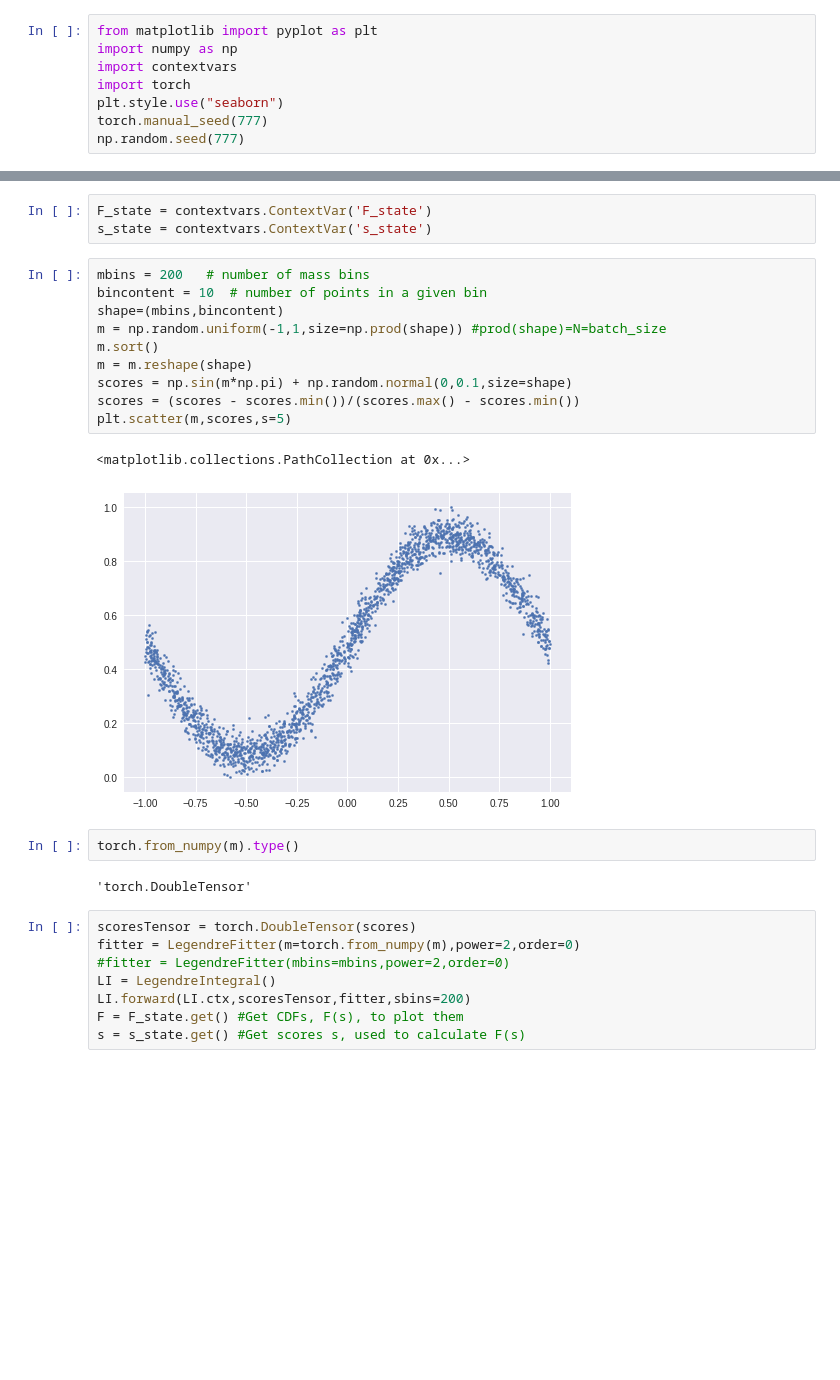
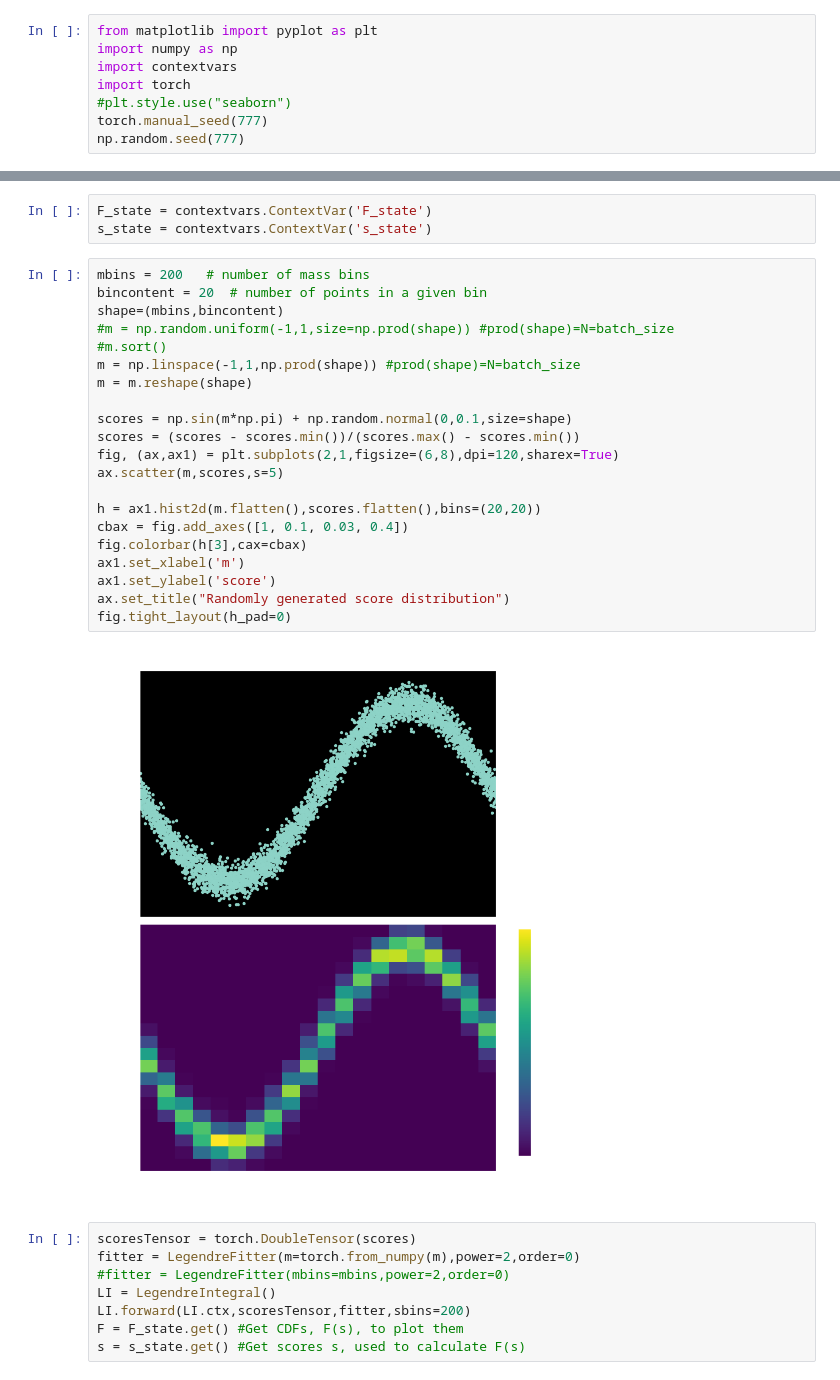
Before and after one commit to weissercn/UnbiasedML, a Jupyter notebook: UnbiasedML/nbs/ToyGrad.ipynb, the cells around one changed output, grey strips where cells are left out. Saved outputs shown, nothing was run; the diff lists cells and outputs as text; blank space fills up the shorter version.

```diff
--- a/UnbiasedML/nbs/ToyGrad.ipynb
+++ b/UnbiasedML/nbs/ToyGrad.ipynb
@@ -3,7 +3,7 @@ from matplotlib import pyplot as plt
 import numpy as np
 import contextvars
 import torch
-plt.style.use("seaborn")
+#plt.style.use("seaborn")
 torch.manual_seed(777)
 np.random.seed(777)
 # %%
@@ -178,21 +181,27 @@ F_state = contextvars.ContextVar('F_state')
 s_state = contextvars.ContextVar('s_state')
 # %%
 mbins = 200   # number of mass bins
-bincontent = 10  # number of points in a given bin
+bincontent = 20  # number of points in a given bin
 shape=(mbins,bincontent)
-m = np.random.uniform(-1,1,size=np.prod(shape)) #prod(shape)=N=batch_size
-m.sort()
+#m = np.random.uniform(-1,1,size=np.prod(shape)) #prod(shape)=N=batch_size
+#m.sort()
+m = np.linspace(-1,1,np.prod(shape)) #prod(shape)=N=batch_size
 m = m.reshape(shape)
+
 scores = np.sin(m*np.pi) + np.random.normal(0,0.1,size=shape)
 scores = (scores - scores.min())/(scores.max() - scores.min())
-plt.scatter(m,scores,s=5)
+fig, (ax,ax1) = plt.subplots(2,1,figsize=(6,8),dpi=120,sharex=True)
+ax.scatter(m,scores,s=5)
+
+h = ax1.hist2d(m.flatten(),scores.flatten(),bins=(20,20))
+cbax = fig.add_axes([1, 0.1, 0.03, 0.4])
+fig.colorbar(h[3],cax=cbax)
+ax1.set_xlabel('m')
+ax1.set_ylabel('score')
+ax.set_title("Randomly generated score distribution")
+fig.tight_layout(h_pad=0)
 # %% [output]
-<matplotlib.collections.PathCollection at 0x...>
-[figure, old version]
+[figure, new version]
-# %%
-torch.from_numpy(m).type()
-# %% [output]
-'torch.DoubleTensor'
 # %%
 scoresTensor = torch.DoubleTensor(scores)
 fitter = LegendreFitter(m=torch.from_numpy(m),power=2,order=0)
```
Also changed, not shown: parts of 7 cells of this notebook, 37 other files.
